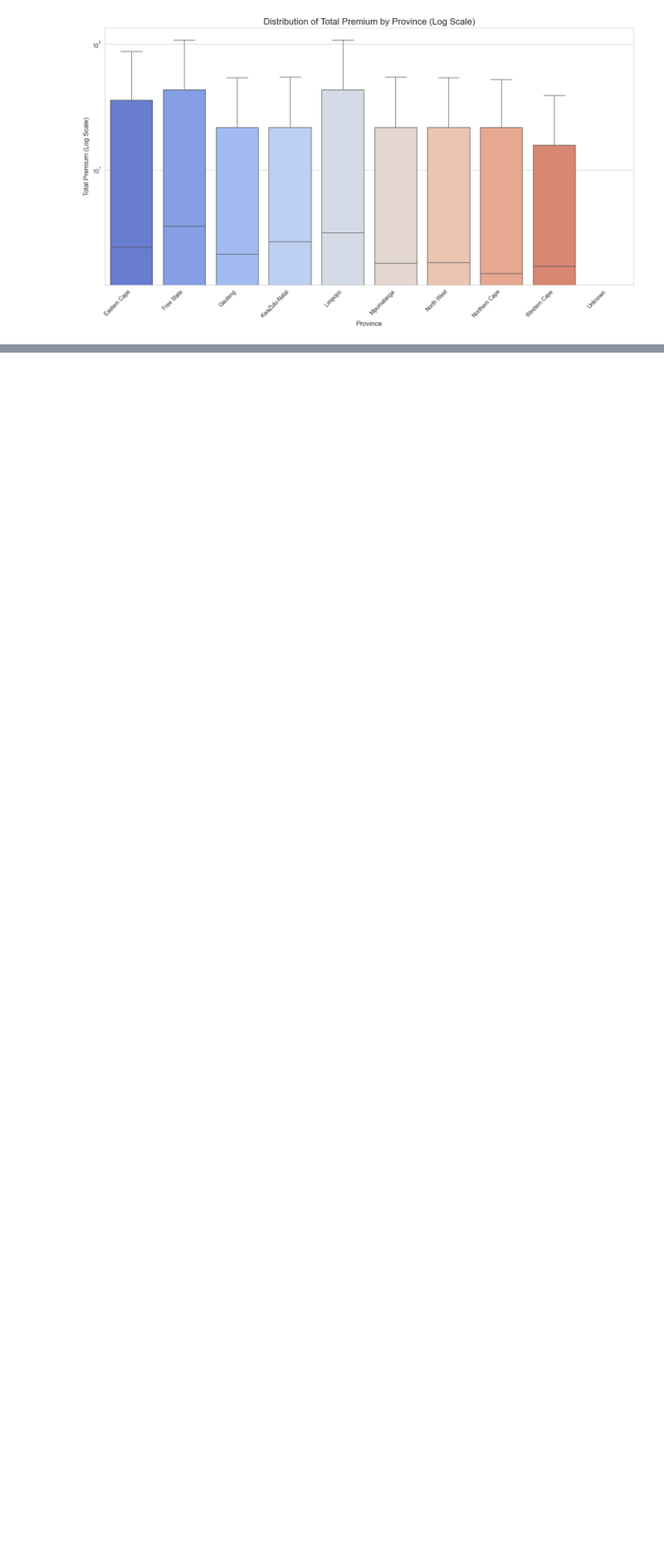
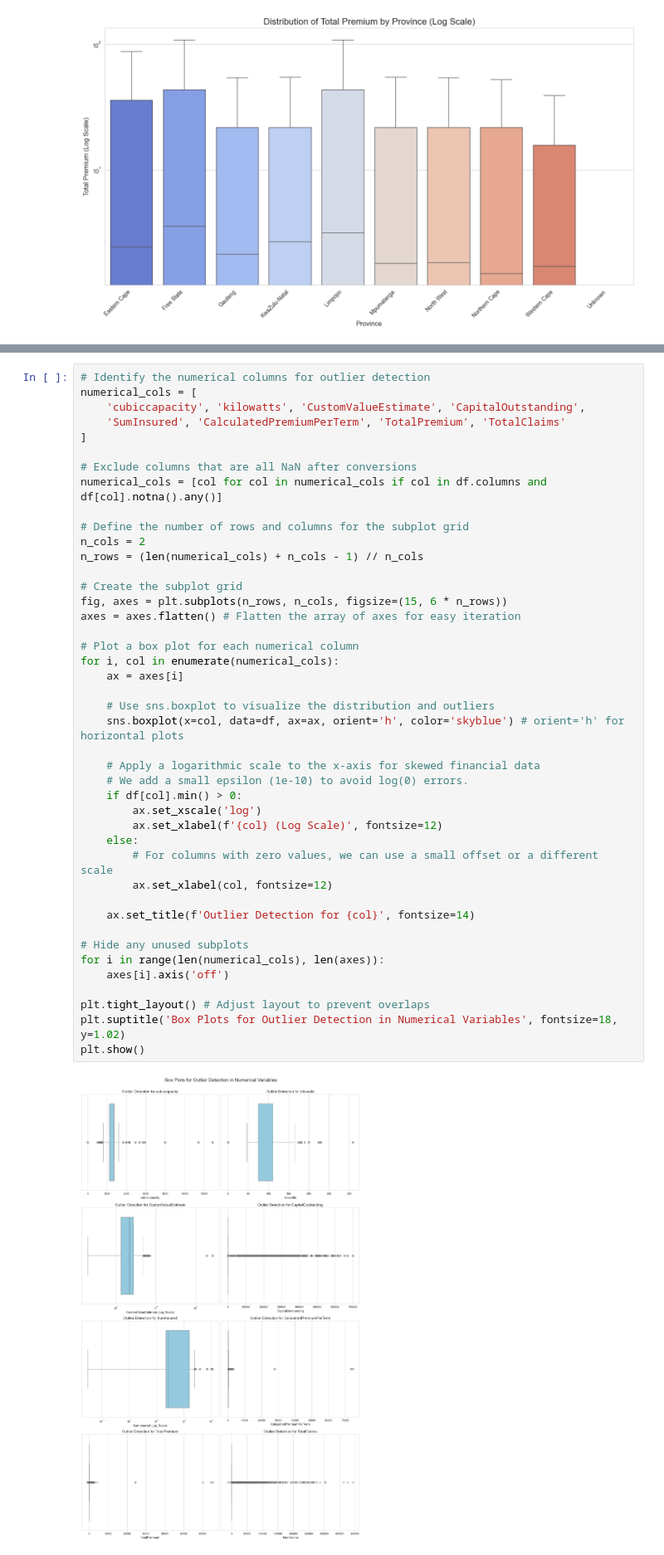
Before and after one commit to girmachew82/B5W3_End_to_End_Insurance_Risk_Analytics_Predictive_Modeling, a Jupyter notebook: notebooks/EDA.ipynb, the cells around one changed output, grey strips where cells are left out. Shown at 83% size. Drawn from its saved outputs; the diff is of its cells as text; blank space fills up the shorter version.

Commit message:
outlier detection

```diff
--- a/notebooks/EDA.ipynb
+++ b/notebooks/EDA.ipynb
@@ -643,0 +646,45 @@ Filtering to 9 provinces with at least 1000 policies...
+# %%
+# Identify the numerical columns for outlier detection
+numerical_cols = [
+    'cubiccapacity', 'kilowatts', 'CustomValueEstimate', 'CapitalOutstanding',
+    'SumInsured', 'CalculatedPremiumPerTerm', 'TotalPremium', 'TotalClaims'
+]
+
+# Exclude columns that are all NaN after conversions
+numerical_cols = [col for col in numerical_cols if col in df.columns and df[col].notna().any()]
+
+# Define the number of rows and columns for the subplot grid
+n_cols = 2
+n_rows = (len(numerical_cols) + n_cols - 1) // n_cols
+
+# Create the subplot grid
+fig, axes = plt.subplots(n_rows, n_cols, figsize=(15, 6 * n_rows))
+axes = axes.flatten() # Flatten the array of axes for easy iteration
+
+# Plot a box plot for each numerical column
+for i, col in enumerate(numerical_cols):
+    ax = axes[i]
+
+    # Use sns.boxplot to visualize the distribution and outliers
+    sns.boxplot(x=col, data=df, ax=ax, orient='h', color='skyblue') # orient='h' for horizontal plots
+
+    # Apply a logarithmic scale to the x-axis for skewed financial data
+    # We add a small epsilon (1e-10) to avoid log(0) errors.
+    if df[col].min() > 0:
+        ax.set_xscale('log')
+        ax.set_xlabel(f'{col} (Log Scale)', fontsize=12)
+    else:
+        # For columns with zero values, we can use a small offset or a different scale
+        ax.set_xlabel(col, fontsize=12)
+
+    ax.set_title(f'Outlier Detection for {col}', fontsize=14)
+
+# Hide any unused subplots
+for i in range(len(numerical_cols), len(axes)):
+    axes[i].axis('off')
+
+plt.tight_layout() # Adjust layout to prevent overlaps
+plt.suptitle('Box Plots for Outlier Detection in Numerical Variables', fontsize=18, y=1.02)
+plt.show()
+# %% [output]
+[figure, added]
```
Also changed, not shown: parts of 1 cell of this notebook.
